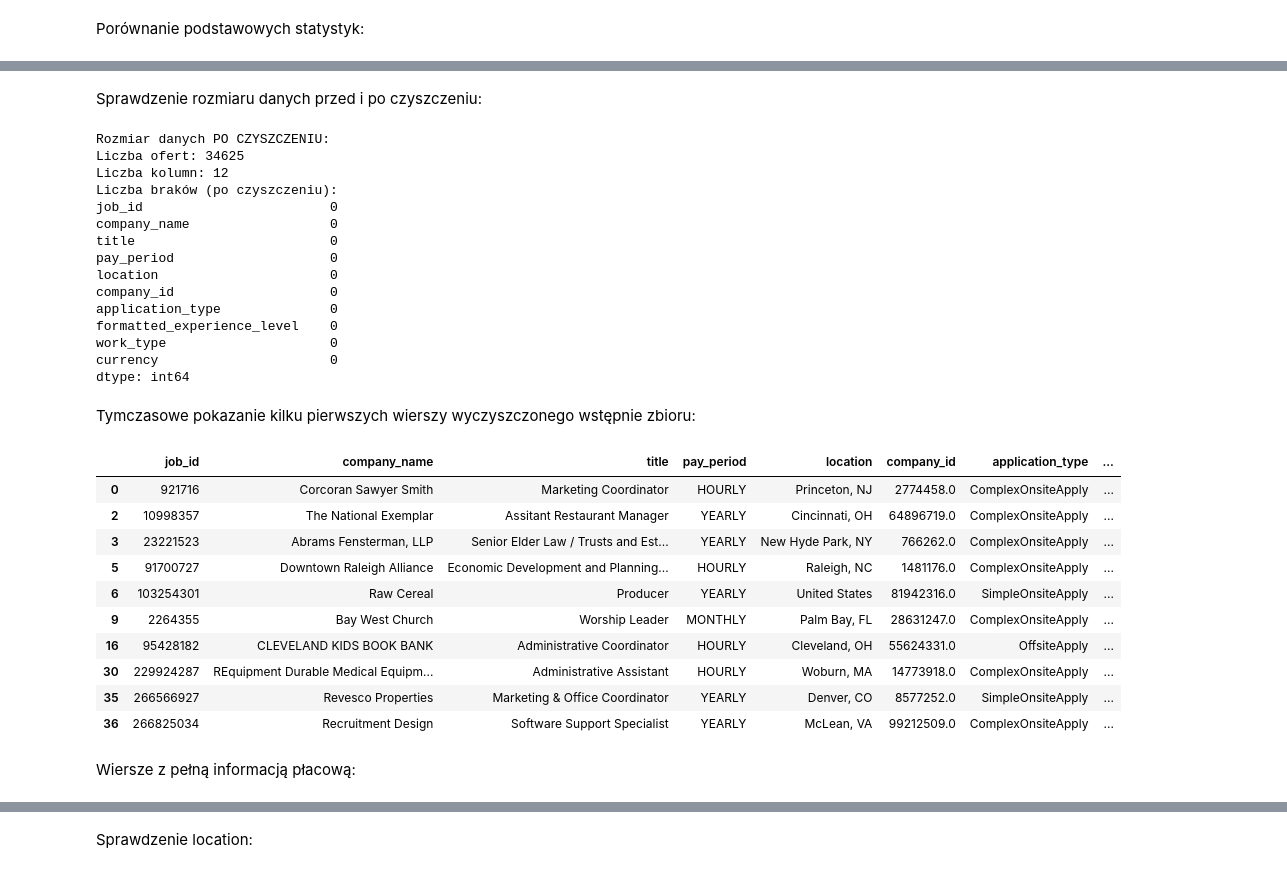
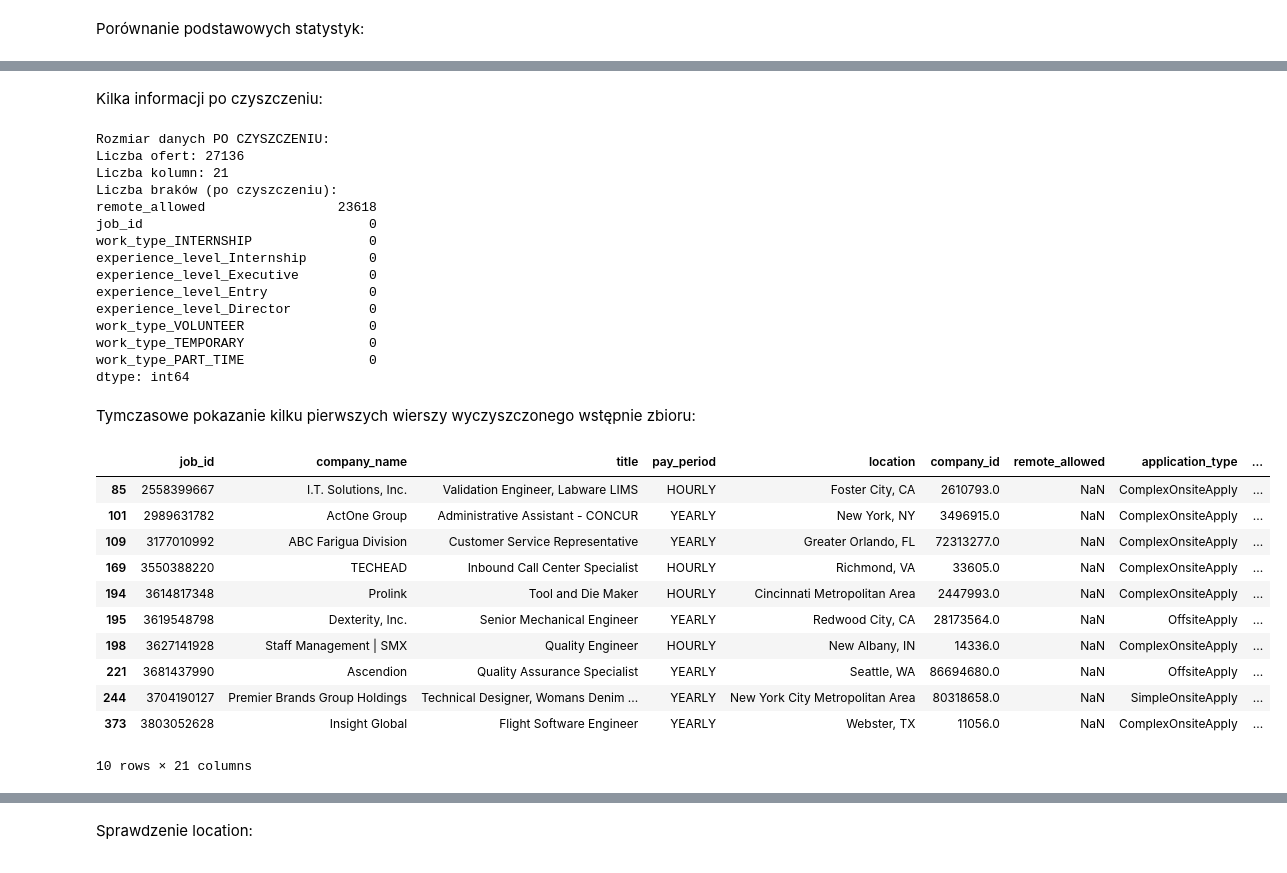
Before and after one commit to oliwiaaa333/BoAI-Project, a Jupyter notebook: data_cleaning.ipynb, the cells around one changed output, grey strips where cells are left out. Drawn from its saved outputs; the diff is of its cells as text; code cells hidden in the pictures.

```diff
--- a/data_cleaning.ipynb
+++ b/data_cleaning.ipynb
@@ -116,0 +259,9 @@ postings.describe(include='object')
+# %%
+postings_cleaned['formatted_experience_level'] = postings_cleaned['formatted_experience_level'].replace({
+    'Mid-Senior level': 'Mid-Senior',
+    'Entry level': 'Entry'
+})
+# %%
+postings_cleaned.rename(columns={'formatted_experience_level': 'experience_level'}, inplace=True)
+# %%
+postings_cleaned = pd.get_dummies(postings_cleaned, columns=['experience_level'], drop_first=True)
@@ -136,15 +337,15 @@ postings[['normalized_salary']].sort_values(by='normalized_salary', ascending=Fa
 USUWANIE outlierow METODĄ IGR:
 # %%
 # Oblicz wartości kwartylowe
-q1 = postings['normalized_salary'].quantile(0.25)
-q3 = postings['normalized_salary'].quantile(0.75)
+q1 = postings_cleaned['normalized_salary'].quantile(0.25)
+q3 = postings_cleaned['normalized_salary'].quantile(0.75)
 iqr = q3 - q1
 
 # Górna granica outlierów
 upper_bound = q3 + 1.5 * iqr
 
 # Tworzymy wersję danych bez outlierów (IQR)
-postings_iqr = postings[postings['normalized_salary'] <= upper_bound].copy()
+postings_iqr = postings_cleaned[postings_cleaned['normalized_salary'] <= upper_bound].copy()
 
 print(f"Liczba ogłoszeń po filtrze IQR: {len(postings_iqr)} z {len(postings)}")
 print(f"Granica IQR: {upper_bound}")
@@ -247,41 +411,42 @@ Name: count, dtype: int64
-# %% [markdown]
-Sprawdzenie rozmiaru danych przed i po czyszczeniu:
+# %% [markdown]
+
+
+Kilka informacji po czyszczeniu:
 # %%
 print("Rozmiar danych PO CZYSZCZENIU:")
-print(f"Liczba ofert: {len(postings_cleaned)}")
-print(f"Liczba kolumn: {postings_cleaned.shape[1]}")
-print(f"Liczba braków (po czyszczeniu): \n{postings_cleaned.isna().sum().sort_values(ascending=False).head(10)}")
+print(f"Liczba ofert: {len(postings_iqr)}")
+print(f"Liczba kolumn: {postings_iqr.shape[1]}")
+print(f"Liczba braków (po czyszczeniu): \n{postings_iqr.isna().sum().sort_values(ascending=False).head(10)}")
 # %% [output]
 Rozmiar danych PO CZYSZCZENIU:
-Liczba ofert: 34625
-Liczba kolumn: 12
+Liczba ofert: 27136
+Liczba kolumn: 21
 Liczba braków (po czyszczeniu):
-job_id                        0
-company_name                  0
-title                         0
-pay_period                    0
-location                      0
-company_id                    0
-application_type              0
-formatted_experience_level    0
-work_type                     0
-currency                      0
+remote_allowed                 23618
+job_id                             0
+work_type_INTERNSHIP               0
+experience_level_Internship        0
+experience_level_Executive         0
+experience_level_Entry             0
+experience_level_Director          0
+work_type_VOLUNTEER                0
+work_type_TEMPORARY                0
+work_type_PART_TIME                0
 dtype: int64
 # %% [markdown]
 Tymczasowe pokazanie kilku pierwszych wierszy wyczyszczonego wstępnie zbioru:
 # %%
-postings_cleaned.head(10)
+postings_iqr.head(10)
 # %% [output]
-|  | job_id | company_name | title | pay_period | location | company_id | application_type | ... |
-| 0 | 921716 | Corcoran Sawyer Smith | Marketing Coordinator | HOURLY | Princeton, NJ | 2774458.0 | ComplexOnsiteApply | ... |
-| 2 | 10998357 | The National Exemplar | Assitant Restaurant Manager | YEARLY | Cincinnati, OH | 64896719.0 | ComplexOnsiteApply | ... |
-| 3 | 23221523 | Abrams Fensterman, LLP | Senior Elder Law / Trusts and Est... | YEARLY | New Hyde Park, NY | 766262.0 | ComplexOnsiteApply | ... |
-| 5 | 91700727 | Downtown Raleigh Alliance | Economic Development and Planning... | HOURLY | Raleigh, NC | 1481176.0 | ComplexOnsiteApply | ... |
-| 6 | 103254301 | Raw Cereal | Producer | YEARLY | United States | 81942316.0 | SimpleOnsiteApply | ... |
-| 9 | 2264355 | Bay West Church | Worship Leader | MONTHLY | Palm Bay, FL | 28631247.0 | ComplexOnsiteApply | ... |
-| 16 | 95428182 | CLEVELAND KIDS BOOK BANK | Administrative Coordinator | HOURLY | Cleveland, OH | 55624331.0 | OffsiteApply | ... |
-| 30 | 229924287 | REquipment Durable Medical Equipm... | Administrative Assistant | HOURLY | Woburn, MA | 14773918.0 | ComplexOnsiteApply | ... |
-| 35 | 266566927 | Revesco Properties | Marketing & Office Coordinator | YEARLY | Denver, CO | 8577252.0 | SimpleOnsiteApply | ... |
-| 36 | 266825034 | Recruitment Design | Software Support Specialist | YEARLY | McLean, VA | 99212509.0 | ComplexOnsiteApply | ... |
+|  | job_id | company_name | title | pay_period | location | company_id | remote_allowed | application_type | ... |
+| 85 | 2558399667 | I.T. Solutions, Inc. | Validation Engineer, Labware LIMS | HOURLY | Foster City, CA | 2610793.0 | NaN | ComplexOnsiteApply | ... |
+| 101 | 2989631782 | ActOne Group | Administrative Assistant - CONCUR | YEARLY | New York, NY | 3496915.0 | NaN | ComplexOnsiteApply | ... |
+| 109 | 3177010992 | ABC Farigua Division | Customer Service Representative | YEARLY | Greater Orlando, FL | 72313277.0 | NaN | ComplexOnsiteApply | ... |
+| 169 | 3550388220 | TECHEAD | Inbound Call Center Specialist | HOURLY | Richmond, VA | 33605.0 | NaN | ComplexOnsiteApply | ... |
+| 194 | 3614817348 | Prolink | Tool and Die Maker | HOURLY | Cincinnati Metropolitan Area | 2447993.0 | NaN | ComplexOnsiteApply | ... |
+| 195 | 3619548798 | Dexterity, Inc. | Senior Mechanical Engineer | YEARLY | Redwood City, CA | 28173564.0 | NaN | OffsiteApply | ... |
+| 198 | 3627141928 | Staff Management | SMX | Quality Engineer | HOURLY | New Albany, IN | 14336.0 | NaN | ComplexOnsiteApply | ... |
+| 221 | 3681437990 | Ascendion | Quality Assurance Specialist | YEARLY | Seattle, WA | 86694680.0 | NaN | OffsiteApply | ... |
+| 244 | 3704190127 | Premier Brands Group Holdings | Technical Designer, Womans Denim ... | YEARLY | New York City Metropolitan Area | 80318658.0 | NaN | SimpleOnsiteApply | ... |
+| 373 | 3803052628 | Insight Global | Flight Software Engineer | YEARLY | Webster, TX | 11056.0 | NaN | ComplexOnsiteApply | ... |
+10 rows × 21 columns
-# %% [markdown]
-Wiersze z pełną informacją płacową:
```
Also changed, not shown: parts of 166 cells of this notebook.
